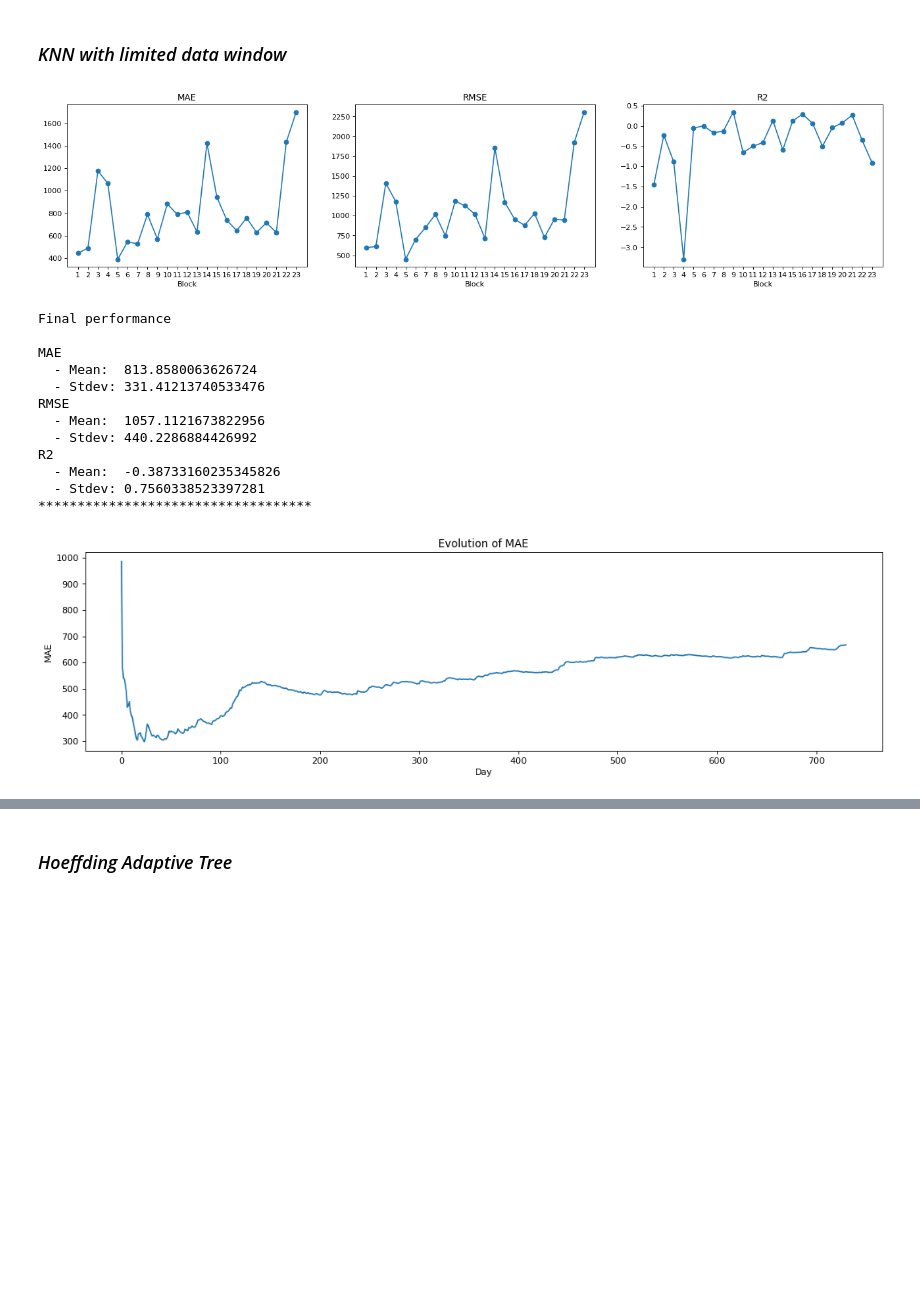
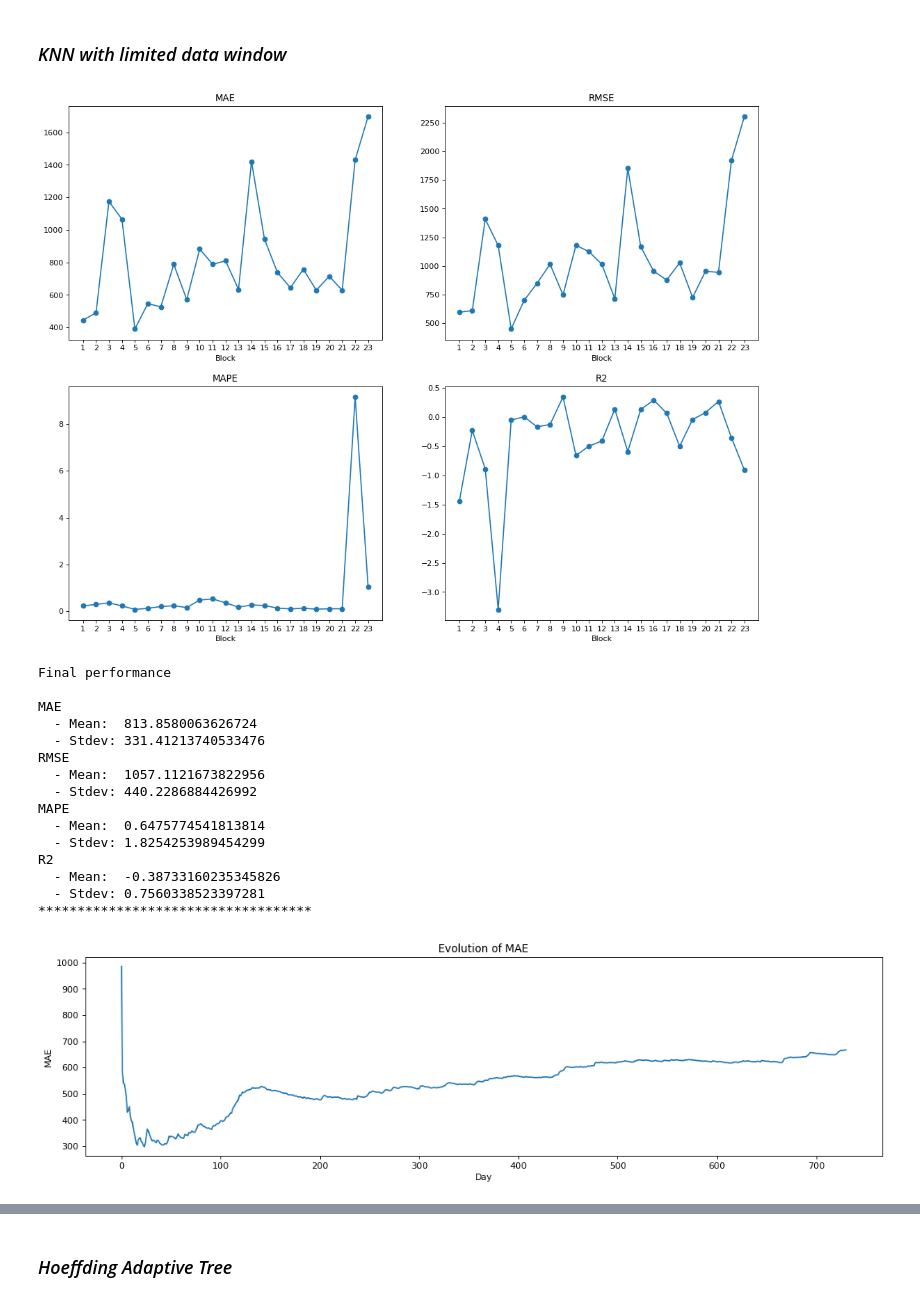
Before and after one commit to Streaming-Data-Analytics/2022-2023_ML-vs-SML-vs-TSA, a Jupyter notebook: notebook.ipynb, the cells around one changed output, grey strips where cells are left out. Cells and saved outputs as stored; diff of their text form; code cells hidden in the pictures; blank space fills up the shorter version.

```diff
--- a/notebook.ipynb
+++ b/notebook.ipynb
@@ -259,11 +269,12 @@ def evaluate_final(metrics):
     print("*"*35)
 # %%
 from river.stream import iter_pandas
-from river.metrics import MAE, RMSE, R2
+from river.metrics import MAE, RMSE, R2, MAPE
 
 # Metrics
 mae = MAE()
 rmse = RMSE()
+mape = MAPE()
 r2 = R2()
 
 # First, we create a stream using the full dataset frame
@@ -277,11 +288,12 @@ for block in BLOCKS:
         #  Update the continuos metrics
         mae.update(y_true=yi, y_pred=y_old)
         rmse.update(y_true=yi, y_pred=y_old)
+        mape.update(y_true=yi, y_pred=y_old)
         r2.update(y_true=yi, y_pred=y_old)
 
         y_old = yi
     # Record a snapshot of all metrics at the end of the block
-    metrics.append((mae.get(), rmse.get(), r2.get()))
+    metrics.append((mae.get(), rmse.get(), mape.get(), r2.get()))
 
 plot_metrics(metrics)
 evaluate_final(metrics)
@@ -331,14 +393,15 @@ def cross_compare(metric_list: list, names: list):
 # %%
 #########   EVALUATION METHODS   #########
-from sklearn.metrics import mean_absolute_error, mean_squared_error, r2_score
+from sklearn.metrics import mean_absolute_error, mean_squared_error, mean_absolute_percentage_error, r2_score
 
 # Define a simple function to evaluate all ml models
 def evaluate_ml(y_true, y_pred):
     mae = mean_absolute_error(y_true, y_pred)
     rmse = np.sqrt(mean_squared_error(y_true, y_pred))
+    mape = mean_absolute_percentage_error(y_true, y_pred)
     r2 = r2_score(y_true, y_pred)
 
-    return (mae, rmse, r2)
+    return (mae, rmse, mape, r2)
 # %%
 #########   TRAIN & TEST METHOD   #########
 
@@ -455,21 +533,22 @@ cross_compare((knn_metrics, tree_metrics, forest_metrics), ('KNN', 'Decisionn\nT
 
 # Define a simple function to evaluate all ml models
 def evaluate_sml(y_true, y_pred, metrics):
-    mae, rmse, r2 = metrics
+    mae, rmse, mape, r2 = metrics
     mae.update(y_true=y_true, y_pred=y_pred)
     rmse.update(y_true=y_true, y_pred=y_pred)
+    mape.update(y_true=y_true, y_pred=y_pred)
     r2.update(y_true=y_true, y_pred=y_pred)
 # %%
 #########   TRAIN & TEST METHOD   #########
 def _train_sml(model, train, metrics, continuos_metrics):
-    mae, rmse, r2 = metrics
+    mae, rmse, mape, r2 = metrics
     for xi, yi in iter_pandas(X=train[FEATURES], y=train[LABEL]):
         # Evaluate the single data point
         y_pred = model.predict_one(x=xi)
         # Update the metrics
         evaluate_sml(y_true=yi, y_pred=y_pred, metrics=metrics)
         # Record the continuous metrics
-        continuos_metrics.append((mae.get(), rmse.get(), r2.get()))
+        continuos_metrics.append((mae.get(), rmse.get(), mape.get(), r2.get()))
         # Learn from the new data point
         model.learn_one(x=xi, y=yi)
 
@@ -477,6 +556,7 @@ def train_and_test_sml(model):
     # Metrics
     mae = MAE()
     rmse = RMSE()
+    mape = MAPE()
     r2 = R2()
 
     metrics, continuos_metrics = [], []
@@ -484,7 +564,7 @@ def train_and_test_sml(model):
         # Get the block used for training
         train = BLOCKS[block_idx]
         # Train the model over the current block
-        _train_sml(model, train, (mae, rmse, r2), continuos_metrics)
+        _train_sml(model, train, (mae, rmse, mape, r2), continuos_metrics)
         # Now we evaluate the model the same as if it was a ML model
         test = BLOCKS[block_idx+1]
         predictions, truths = [], []
@@ -497,7 +577,7 @@ def train_and_test_sml(model):
         metrics.append(evaluate_ml(truths, predictions))
 
     # We also train over the last block to have the full curve of the continuos metrics
-    _train_sml(model, BLOCKS[-1], (mae, rmse, r2), continuos_metrics)
+    _train_sml(model, BLOCKS[-1], (mae, rmse, mape, r2), continuos_metrics)
 
     return metrics, continuos_metrics
 # %%
@@ -517,21 +597,22 @@ def plot_sml(data, title: str, x_axis: str, y_axis: str):
 # %%
 from river.neighbors import KNNRegressor
 
 # Instantiate the model
 stream_knn = KNNRegressor(window_size=50)
 # Train and test the model
 stream_knn_metrics, knn_continuos_metrics = train_and_test_sml(stream_knn)
 # Plot the obtained metrics
 plot_metrics(stream_knn_metrics)
 # Evaluate the model
 evaluate_final(stream_knn_metrics)
 # Plot the continuous metrics
-stream_knn_maes, stream_knn_rmses, stream_knn_r2s = zip(*knn_continuos_metrics)
+stream_knn_maes, stream_knn_rmses, stream_knn_mapes, stream_knn_r2s = zip(*knn_continuos_metrics)
 plot_sml(stream_knn_maes, 'Evolution of MAE', 'Day', 'MAE')
 plot_sml(stream_knn_rmses, 'Evolution of RMSE', 'Day', 'RMSE')
+plot_sml(stream_knn_mapes, 'Evolution of MAPE', 'Day', 'MAPE')
 plot_sml(stream_knn_r2s[20:], 'Evolution of R2', 'Day', 'R2')
 # %% [output]
-[figure, old version]
+[figure, new version]
 Final performance
 
 MAE
@@ -540,6 +621,9 @@ MAE
 RMSE
   - Mean:  1057.1121673822956
   - Stdev: 440.2286884426992
+MAPE
+  - Mean:  0.6475774541813814
+  - Stdev: 1.8254253989454299
 R2
   - Mean:  -0.38733160235345826
   - Stdev: 0.7560338523397281
```
Also changed, not shown: parts of 21 cells of this notebook.
